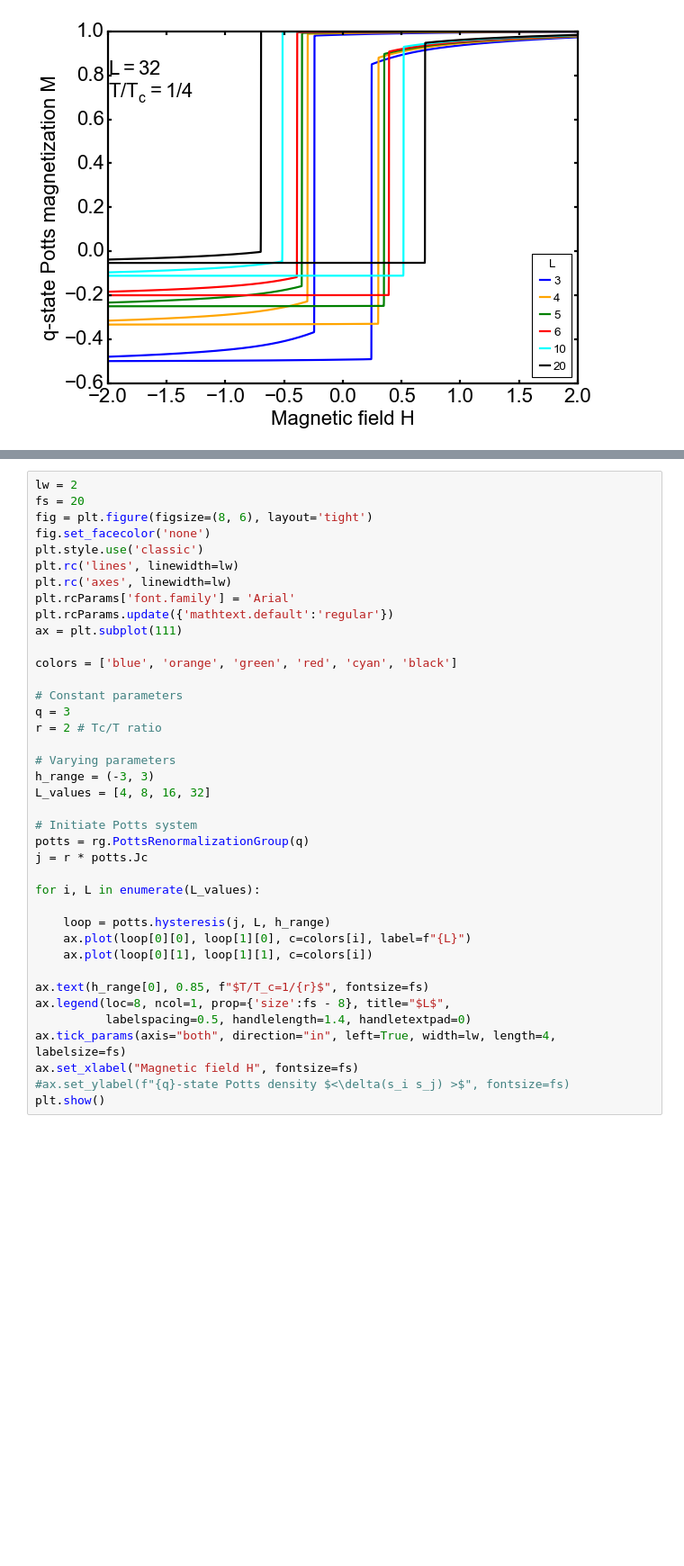
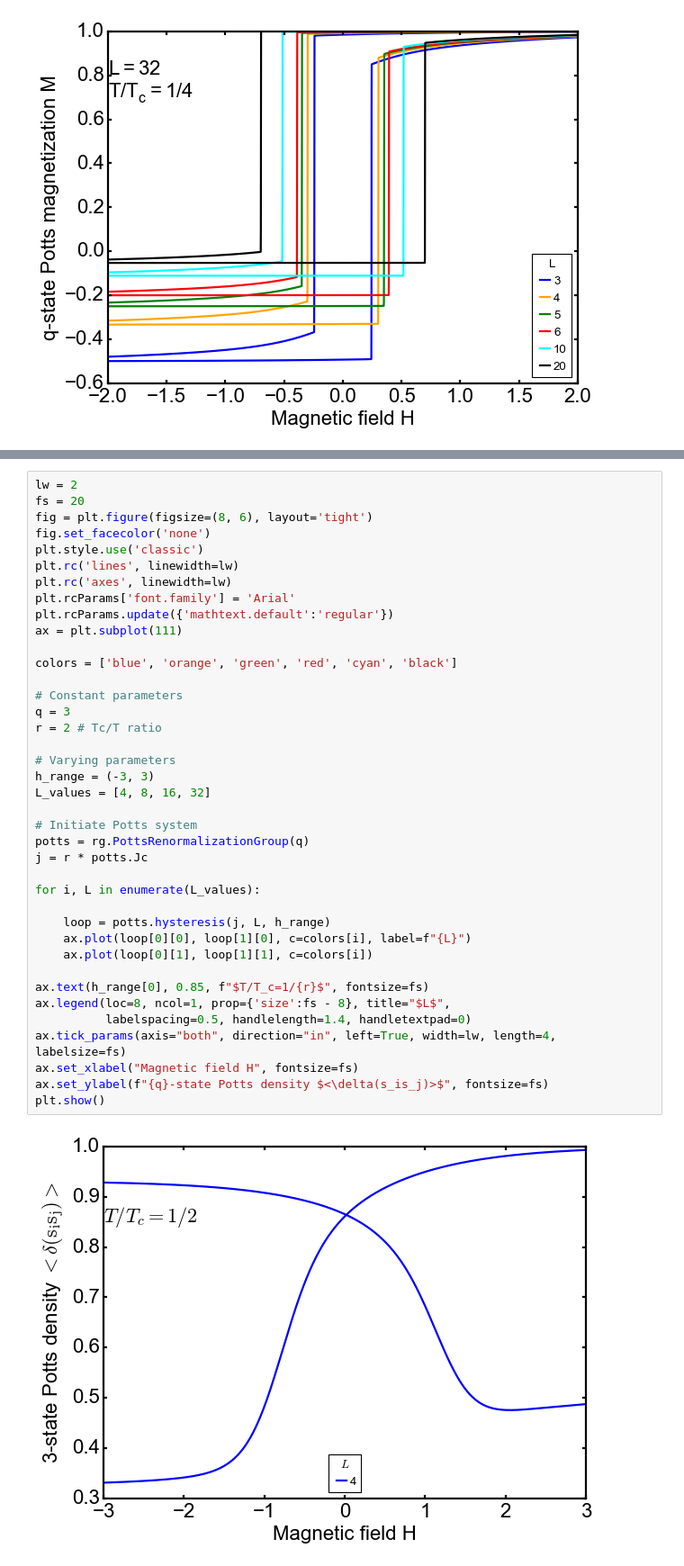
Before and after one commit to erbilcanartun/metastable-potts-system, a Jupyter notebook: metastable_droplets.ipynb, the cells around one changed output, grey strips where cells are left out. Shown at 90% size. Drawn from its saved outputs; the diff is of its cells as text; blank space fills up the shorter version.

```diff
--- a/metastable_droplets.ipynb
+++ b/metastable_droplets.ipynb
@@ -230,31 +231,33 @@ plt.rc('axes', linewidth=lw)
 plt.rcParams['font.family'] = 'Arial'
 plt.rcParams.update({'mathtext.default':'regular'})
 ax = plt.subplot(111)
 
 colors = ['blue', 'orange', 'green', 'red', 'cyan', 'black']
 
 # Constant parameters
 q = 3
 r = 2 # Tc/T ratio
 
 # Varying parameters
 h_range = (-3, 3)
 L_values = [4, 8, 16, 32]
 
 # Initiate Potts system
 potts = rg.PottsRenormalizationGroup(q)
 j = r * potts.Jc
 
 for i, L in enumerate(L_values):
 
     loop = potts.hysteresis(j, L, h_range)
     ax.plot(loop[0][0], loop[1][0], c=colors[i], label=f"{L}")
     ax.plot(loop[0][1], loop[1][1], c=colors[i])
 
 ax.text(h_range[0], 0.85, f"$T/T_c=1/{r}$", fontsize=fs)
 ax.legend(loc=8, ncol=1, prop={'size':fs - 8}, title="$L$",
           labelspacing=0.5, handlelength=1.4, handletextpad=0)
 ax.tick_params(axis="both", direction="in", left=True, width=lw, length=4, labelsize=fs)
 ax.set_xlabel("Magnetic field H", fontsize=fs)
-#ax.set_ylabel(f"{q}-state Potts density $<\delta(s_i s_j) >$", fontsize=fs)
+ax.set_ylabel(f"{q}-state Potts density $<\delta(s_is_j)>$", fontsize=fs)
 plt.show()
+# %% [output]
+[figure, added]
```
Also changed, not shown: parts of 7 cells of this notebook, 1 other file.
